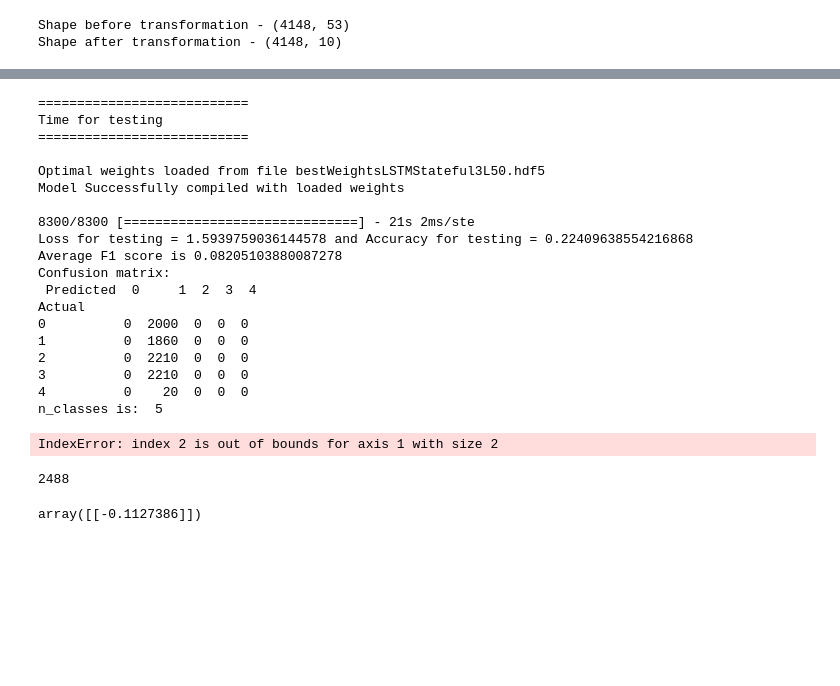
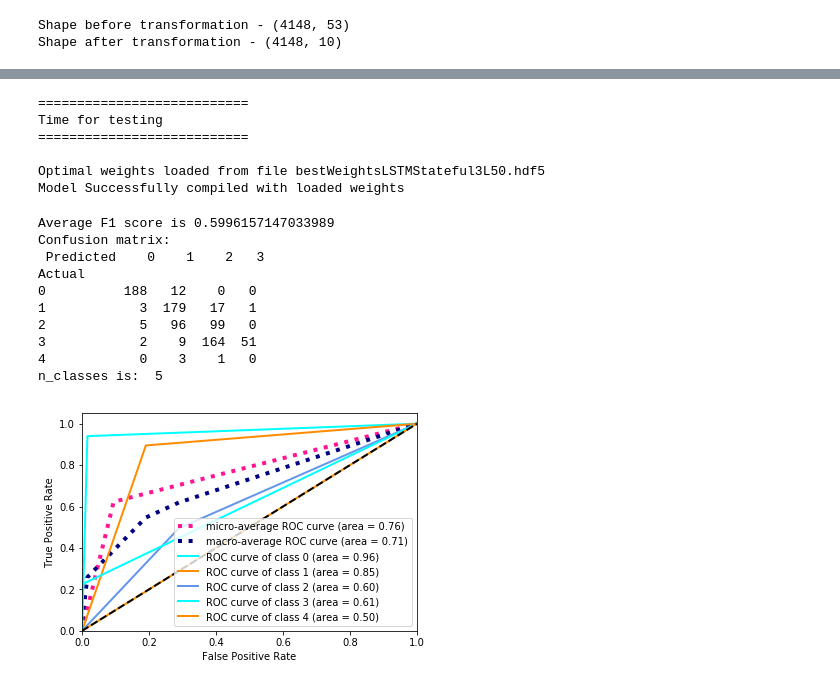
Before and after one commit to apoorvavinod/KDD-LSTM, a Jupyter notebook: LSTMStateful.ipynb, the cells around one changed output, grey strips where cells are left out. Drawn from its saved outputs; the diff is of its cells as text; code cells hidden in the pictures; blank space fills up the shorter version.

```diff
--- a/LSTMStateful.ipynb
+++ b/LSTMStateful.ipynb
@@ -105,18 +105,26 @@ max_len = len(X_train)
 # %%
 def processTrainTestArrays(x,y):
     x=np.asarray(x)
-    #y=np.asarray(y)
+    y=np.asarray(y)
+
     x = np.reshape(x, (x.shape[0], x.shape[1],1))
-    y = [np.argmax(item) for item in y]
-    y = np.asarray(y)
-    y = np.reshape(y, (y.shape[0], 1))
+    Y_temp = [[item]*10 for item in y]
+    y = np.reshape(np.asarray(Y_temp),(x.shape[0]*10,5))
+    #y = [[item]*10 for item in y]
+
+    #y = [np.argmax(item) for item in y]
+    #y = np.reshape(y, (y.shape[0], 1))
 
 
     return x,y
 # %%
 def onehotencode(y):
-    from keras.utils.np_utils import to_categorical
-    y_binary = to_categorical(y)
+    #from keras.utils.np_utils import to_categorical
+    #y_binary = to_categorical(y)
+    y = [int(item) for item in y]
+    targets = np.array(y).reshape(-1)
+    y_binary = np.eye(5)[targets]
+
     return y_binary
 # %%
 # define model
@@ -258,17 +268,11 @@ x_train,y_train = processTrainTestArrays(X_train,Y_train)
 x_val,y_val = processTrainTestArrays(X_val,Y_val)
 model = create_model(x_train,y_train, 50)
 
-#for i in range(100):
 x = np.expand_dims(np.expand_dims(x_train.flatten(), axis=1), axis=1)
-y = np.expand_dims(np.array([[v]*10 for v in y_train.flatten()]).flatten(), axis=1)
 
 x_val = np.expand_dims(np.expand_dims(x_val.flatten(), axis=1), axis=1)
-y_val = np.expand_dims(np.array([[v]*10 for v in y_val.flatten()]).flatten(), axis=1)
-model.fit(x, y, epochs=15, batch_size=Batch_size, verbose=1, shuffle=False,
+model.fit(x, y_train, epochs=15, batch_size=Batch_size, verbose=1, shuffle=False,
             validation_data = (x_val,y_val),callbacks=[checkpoint,ResetStatesCallback()])
-
-#model.fit(x_train, y_train, epochs=15, batch_size=Batch_size, verbose=1, shuffle=False,
-#            validation_data = (x_val,y_val),callbacks=[checkpoint])
 
 
 print("--- %s seconds ---" % (time.time() - start_time))
@@ -294,44 +312,46 @@ Model reset.  24880
 # %%
 #Test with best model
 #Load weights and compile again
 print("\n===========================\nTime for testing\n===========================\n")
 model.load_weights(hdf5FileName)
 nadam = optimizers.Nadam(lr=0.002, beta_1=0.9, beta_2=0.999, epsilon=1e-08, schedule_decay=0.004)
 model.compile(loss='mean_squared_error', optimizer=nadam, metrics=['accuracy'])
 print("Optimal weights loaded from file {}".format(hdf5FileName))
 print("Model Successfully compiled with loaded weights\n")
 
 #Do same preprocessing for test data
 x_test,y_test = processTrainTestArrays(X_test,Y_test)
 x_test = np.expand_dims(np.expand_dims(x_test.flatten(), axis=1), axis=1)
-y_test = np.expand_dims(np.array([[v]*10 for v in y_test.flatten()]).flatten(), axis=1)
 
 loss,acc = model.evaluate(x_test,y_test,batch_size=Batch_size)
 print("Loss for testing = {} and Accuracy for testing = {}".format(loss,acc))
+
 predicted = model.predict(x_test,batch_size=Batch_size)
 
-#convert back to onehotencode
-predicted = onehotencode(predicted)
-y_test = onehotencode(y_test)
-compute_metrics(predicted, y_test)
+X_test = np.asarray(X_test)
+temp = np.reshape(predicted,(Y_test.shape[0],X_test.shape[1],Y_test.shape[1]))
+temp1 = [np.argmax(item1) for item in temp for item1 in item]
+temp1 = np.reshape(np.asarray(temp1),(Y_test.shape[0],X_test.shape[1],1))
+temp1 = [np.floor(np.mean(item)) for item in temp1]
+temp1 = onehotencode(temp1)
+
+
+compute_metrics(temp1, Y_test)
 # %% [output]
 ===========================
 Time for testing
 ===========================
 
 Optimal weights loaded from file bestWeightsLSTMStateful3L50.hdf5
 Model Successfully compiled with loaded weights
-
-8300/8300 [==============================] - 21s 2ms/ste
-Loss for testing = 1.5939759036144578 and Accuracy for testing = 0.22409638554216868
-Average F1 score is 0.08205103880087278
-Confusion matrix:
- Predicted  0     1  2  3  4
-Actual
-0          0  2000  0  0  0
-1          0  1860  0  0  0
-2          0  2210  0  0  0
-3          0  2210  0  0  0
-4          0    20  0  0  0
-n_classes is:  5
-IndexError: index 2 is out of bounds for axis 1 with size 2
+Average F1 score is 0.5996157147033989
+Confusion matrix:
+ Predicted    0    1    2   3
+Actual
+0          188   12    0   0
+1            3  179   17   1
+2            5   96   99   0
+3            2    9  164  51
+4            0    3    1   0
+n_classes is:  5
+[figure, added]
@@ -344,8 +357,0 @@ predicted[0]
-# %%
-len(X_train)
-# %% [output]
-2488
-# %%
-x_temp[1]
-# %% [output]
-array([[-0.1127386]])
```
Also changed, not shown: parts of 8 cells of this notebook, 3 other files.
